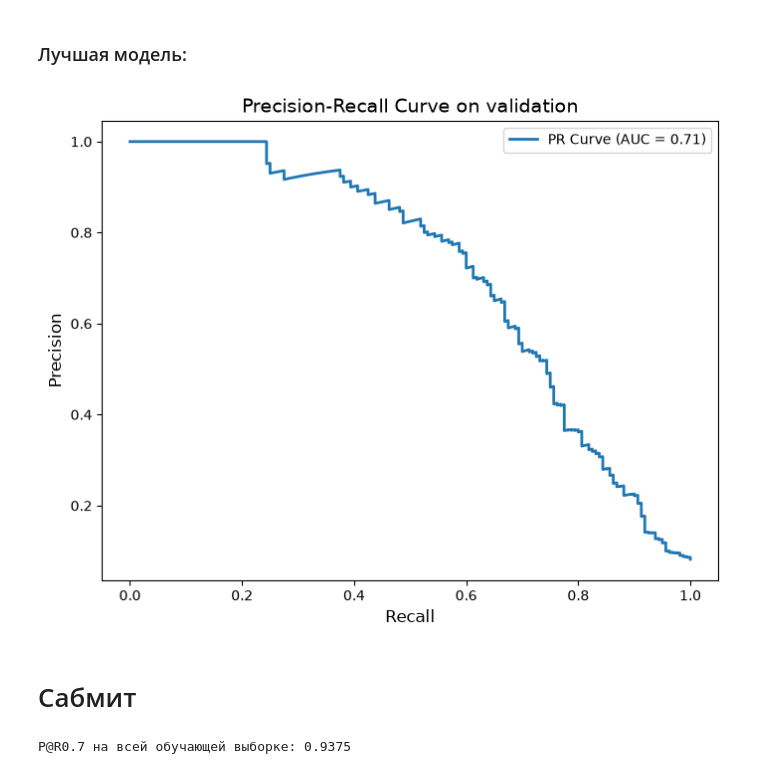
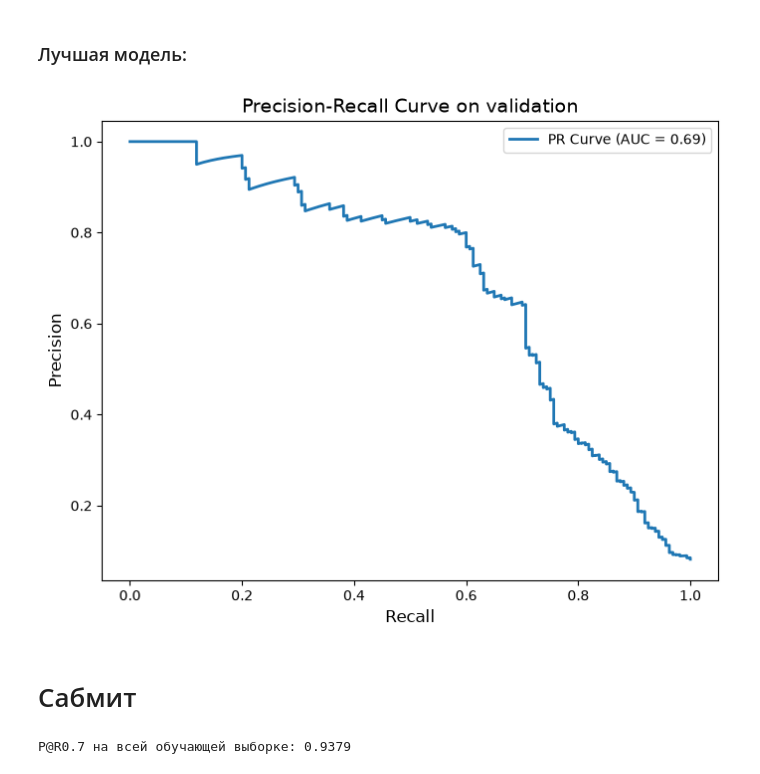
Before and after one commit to olegenok03/Avito_Bootcamp-Autumn_2026, a Jupyter notebook: bot_classifier.ipynb, the cells around one changed output. Drawn from its saved outputs; the diff is of its cells as text; code cells hidden in the pictures.

```diff
--- a/bot_classifier.ipynb
+++ b/bot_classifier.ipynb
@@ -1143,7 +1148,7 @@ Xtr_baseline.head()
 # %%
 def complex_features(ev, meta):
     f = (
-        ev.sort_values('event_ts')
+        ev.sort_values(['cookie_id', 'event_ts', 'eid', 'event_name'], kind='mergesort')
         .groupby('cookie_id')
         .agg(
             common_event=('event_name', lambda x: x.mode().iat[0]),
@@ -1254,15 +1259,11 @@ def complex_features(ev, meta):
         axis=1,
     )
 
-    ev_plus_diff = ev_tr.copy()
+    ev_plus_diff = ev.copy()
 
-    ev_plus_diff['time_diff'] = (
-        ev_plus_diff.sort_values('event_ts').groupby('cookie_id')['event_ts'].diff()
-    )
-    ev_plus_diff['time_diff'] = ev_plus_diff['time_diff'].dt.total_seconds()
-
+    ev_plus_diff['time_diff'] = ev_plus_diff.sort_values('event_ts').groupby('cookie_id')['event_ts'].diff().dt.total_seconds()
     diffs_stats = (
-        ev_plus_diff.groupby(['cookie_id', 'target'])
+        ev_plus_diff.groupby('cookie_id')
         .agg(
             count=('event_ts', 'count'),
             time_diff_min=('time_diff', 'min'),
@@ -1383,7 +1384,8 @@ def objective(trial, X_train, y_train, X_val, y_val):
     return p_at_r70
 
 
-study = optuna.create_study(direction='maximize')
+sampler = optuna.samplers.TPESampler(seed=SEED)
+study = optuna.create_study(direction='maximize', sampler=sampler)
 study.optimize(
     lambda trial: objective(
         trial,
@@ -1417,28 +1419,28 @@ study.optimize(
 # %%
 from sklearn.metrics import auc, precision_recall_curve
 
-params = main_params
+params = main_params.copy()
 params.update(study.best_params)
 
 model = CatBoostClassifier(**params)
-model.fit(Xtr.loc[~is_valid, cols], ytr[~is_valid])
+model.fit(Xtr.loc[~is_valid, cols], ytr[~is_valid], eval_set=(Xtr.loc[is_valid, cols], ytr[is_valid]))
 
 preds = model.predict_proba(Xtr.loc[is_valid, cols])[:, 1]
 
 precision, recall, _ = precision_recall_curve(ytr[is_valid], preds)
 
 pr_auc = auc(recall, precision)
 
 # Строим график
 plt.figure(figsize=(8, 6))
 plt.plot(recall, precision, label=f'PR Curve (AUC = {pr_auc:.2f})', linewidth=2)
 plt.xlabel('Recall', fontsize=12)
 plt.ylabel('Precision', fontsize=12)
 plt.title('Precision-Recall Curve on validation', fontsize=14)
 plt.legend()
 plt.show()
 # %% [output]
-[figure, old version]
+[figure, new version]
 # %% [markdown]
 # Сабмит
 # %%
@@ -1447,7 +1449,7 @@ model.fit(Xtr[cols], ytr)
 p_va = model.predict_proba(Xtr[cols])[:, 1]
 print('P@R0.7 на всей обучающей выборке:', round(precision_at_recall(ytr, p_va), 4))
 # %% [output]
-P@R0.7 на всей обучающей выборке: 0.9375
+P@R0.7 на всей обучающей выборке: 0.9379
 # %%
 precision, recall, _ = precision_recall_curve(ytr, p_va)
 
```
Also changed, not shown: parts of 7 cells of this notebook.
